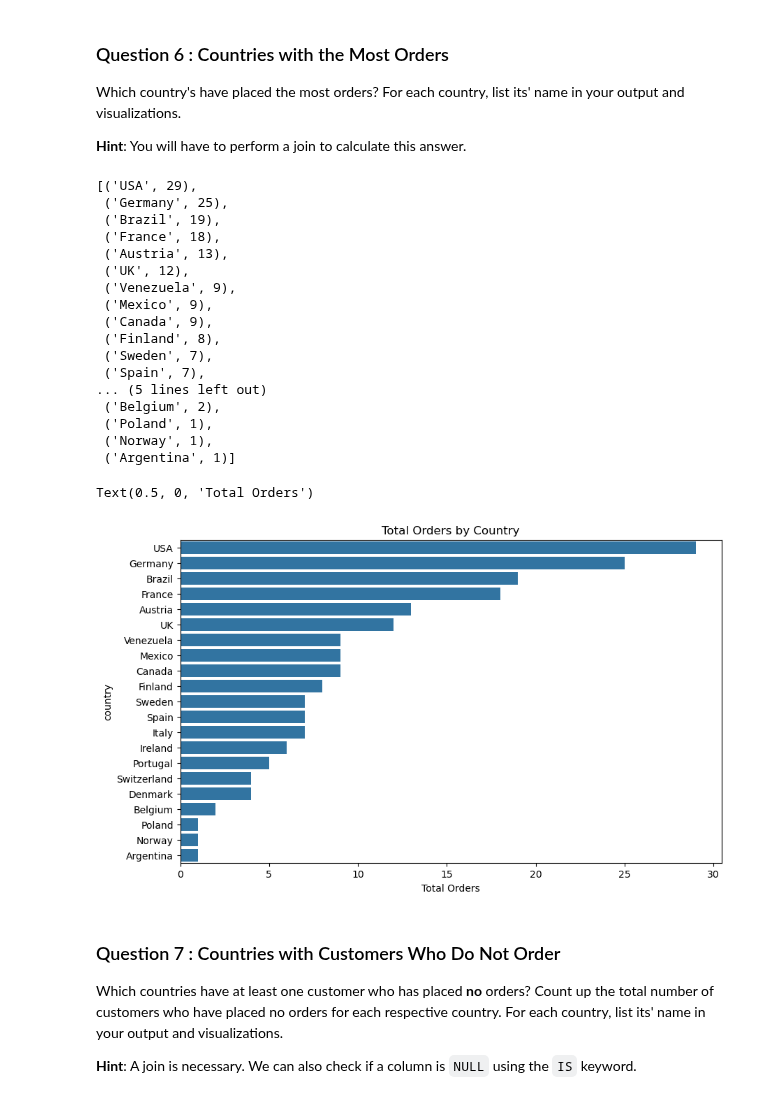
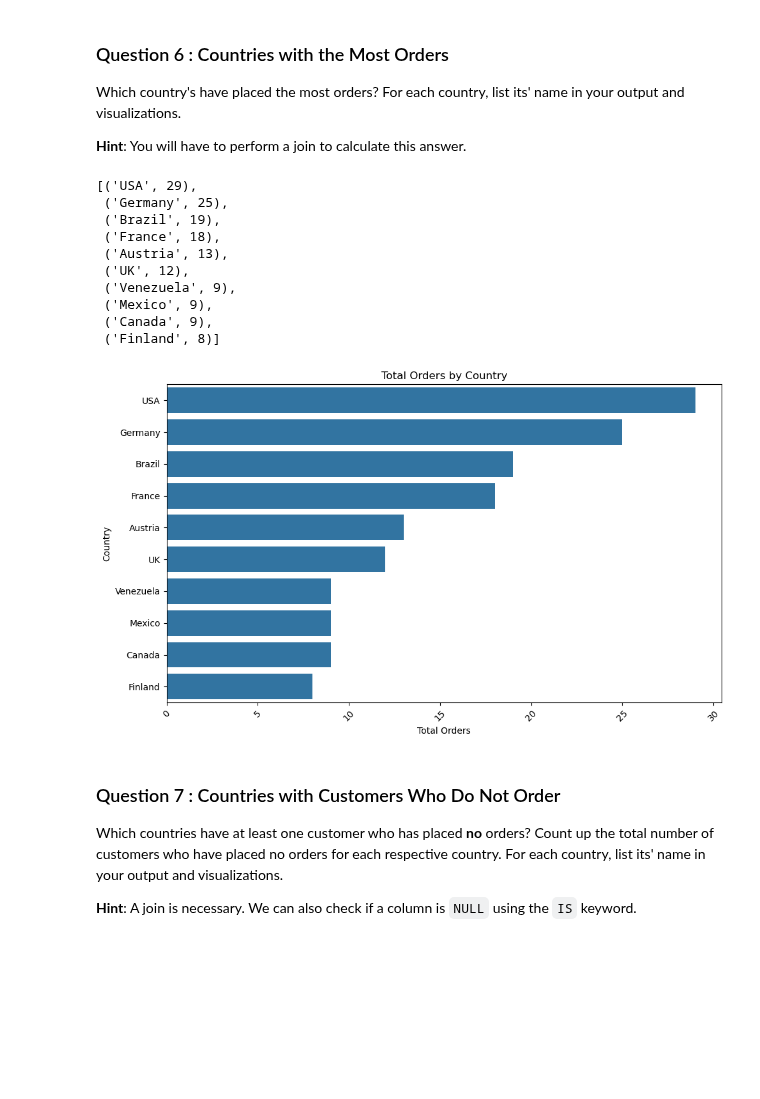
Before and after one commit to DataEden/The-Knowledge-House-2025, a Jupyter notebook: T-Labs/adhoc-sql/adhoc_report.ipynb, the cells around one changed output. Cells and saved outputs as stored; diff of their text form; code cells hidden in the pictures; blank space fills up the shorter version.

```diff
--- a/T-Labs/adhoc-sql/adhoc_report.ipynb
+++ b/T-Labs/adhoc-sql/adhoc_report.ipynb
@@ -283,8 +285,8 @@ ORDER BY total_orders DESC
 Limit 10;
 """)
 # TODO: Fetch your list of tuples and print it out
-total_orders_df = cursor.fetchall()
-total_orders_df
+total_orders = cursor.fetchall()
+total_orders
 # %% [output]
 [('USA', 29),
  ('Germany', 25),
@@ -295,29 +297,21 @@ total_orders_df
  ('Venezuela', 9),
  ('Mexico', 9),
  ('Canada', 9),
- ('Finland', 8),
- ('Sweden', 7),
- ('Spain', 7),
-... (5 lines left out)
- ('Belgium', 2),
- ('Poland', 1),
- ('Norway', 1),
- ('Argentina', 1)]
+ ('Finland', 8)]
 # %%
 # TODO: Convert your list of tuples to a dataframe
-df = pd.DataFrame(total_orders_df, columns=['country', 'total_orders'])
+total_orders_df = pd.DataFrame(total_orders, columns=['country', 'total_orders'])
 
 # TODO: Generate a visualization on this dataframe
 plt.figure(figsize=(10,6))
-sns.barplot(x='total_orders', y='country', data=df)
+sns.barplot(x='total_orders', y='country', data=total_orders_df)
 plt.title('Total Orders by Country')
 plt.xlabel('Total Orders')
 plt.ylabel('Country')
-plt.xticks(totation=45)
+plt.xticks(rotation=45)
 plt.tight_layout()
 # %% [output]
-Text(0.5, 0, 'Total Orders')
-[figure, old version]
+[figure, new version]
 # %% [markdown]
 ### Question 7 : Countries with Customers Who Do Not Order
 
```
Also changed, not shown: parts of 15 cells of this notebook.
